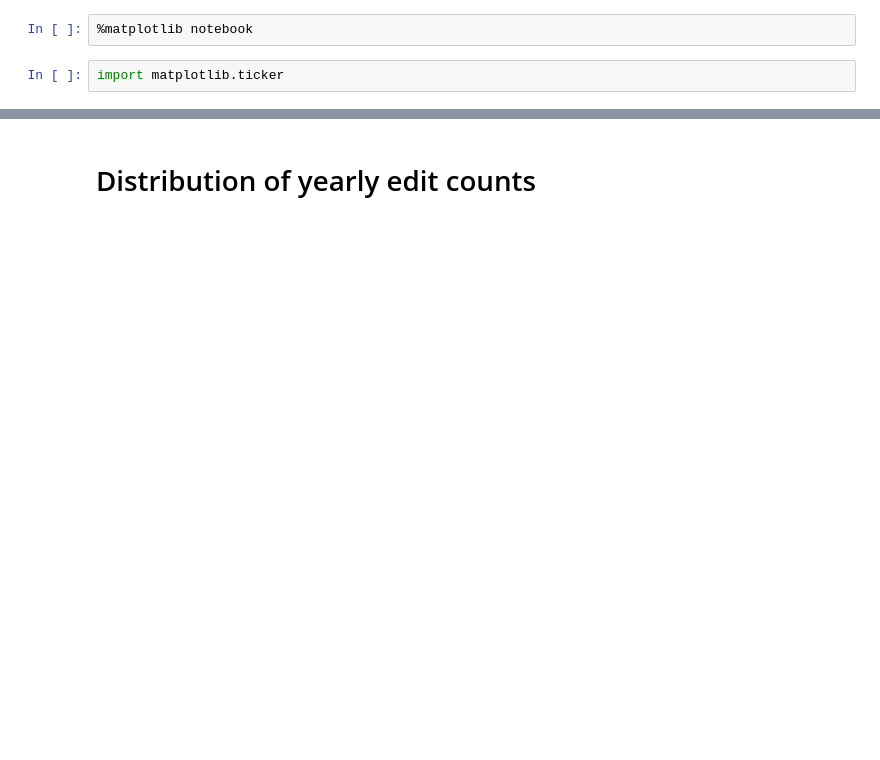
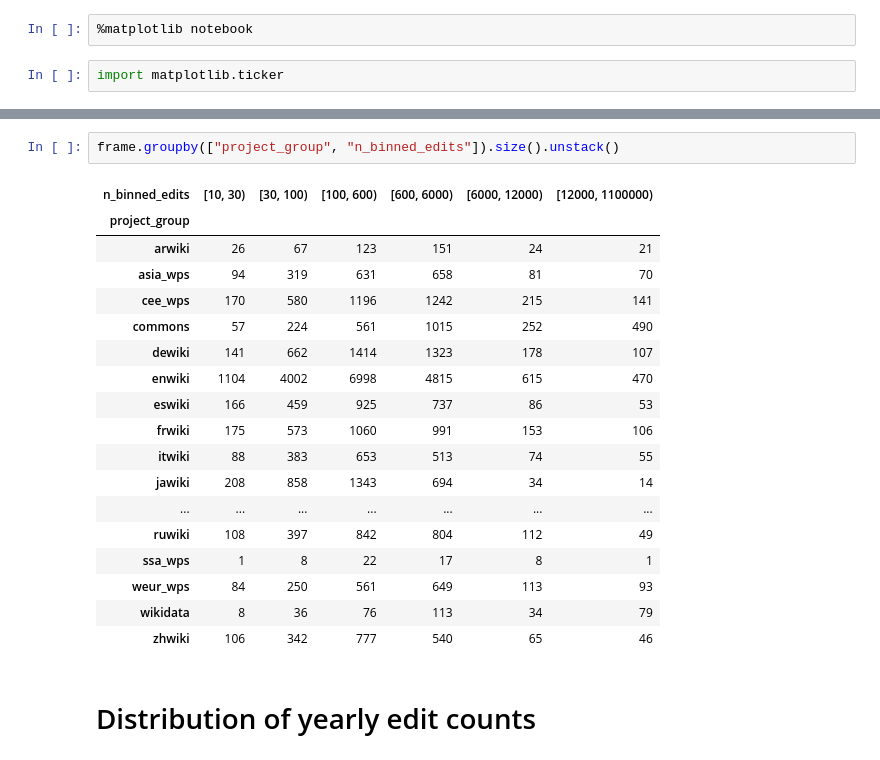
Before and after one commit to wikimedia-research/Community-Insights-sampling, a Jupyter notebook: population-analysis.ipynb, the cells around one changed output, grey strips where cells are left out. Drawn from its saved outputs; the diff is of its cells as text; blank space fills up the shorter version.

```diff
--- a/population-analysis.ipynb
+++ b/population-analysis.ipynb
@@ -15,3 +91,24 @@ frame.head()
+# %%
+frame.groupby(["project_group", "n_binned_edits"]).size().unstack()
+# %% [output]
+| n_binned_edits | [10, 30) | [30, 100) | [100, 600) | [600, 6000) | [6000, 12000) | [12000, 1100000) |
+| project_group |  |  |  |  |  |  |
+| arwiki | 26 | 67 | 123 | 151 | 24 | 21 |
+| asia_wps | 94 | 319 | 631 | 658 | 81 | 70 |
+| cee_wps | 170 | 580 | 1196 | 1242 | 215 | 141 |
+| commons | 57 | 224 | 561 | 1015 | 252 | 490 |
+| dewiki | 141 | 662 | 1414 | 1323 | 178 | 107 |
+| enwiki | 1104 | 4002 | 6998 | 4815 | 615 | 470 |
+| eswiki | 166 | 459 | 925 | 737 | 86 | 53 |
+| frwiki | 175 | 573 | 1060 | 991 | 153 | 106 |
+| itwiki | 88 | 383 | 653 | 513 | 74 | 55 |
+| jawiki | 208 | 858 | 1343 | 694 | 34 | 14 |
+| ... | ... | ... | ... | ... | ... | ... |
+| ruwiki | 108 | 397 | 842 | 804 | 112 | 49 |
+| ssa_wps | 1 | 8 | 22 | 17 | 8 | 1 |
+| weur_wps | 84 | 250 | 561 | 649 | 113 | 93 |
+| wikidata | 8 | 36 | 76 | 113 | 34 | 79 |
+| zhwiki | 106 | 342 | 777 | 540 | 65 | 46 |
 # %% [markdown]
 # Distribution of yearly edit counts
 # %%
```
Also changed, not shown: parts of 11 cells of this notebook, 1 other file.
